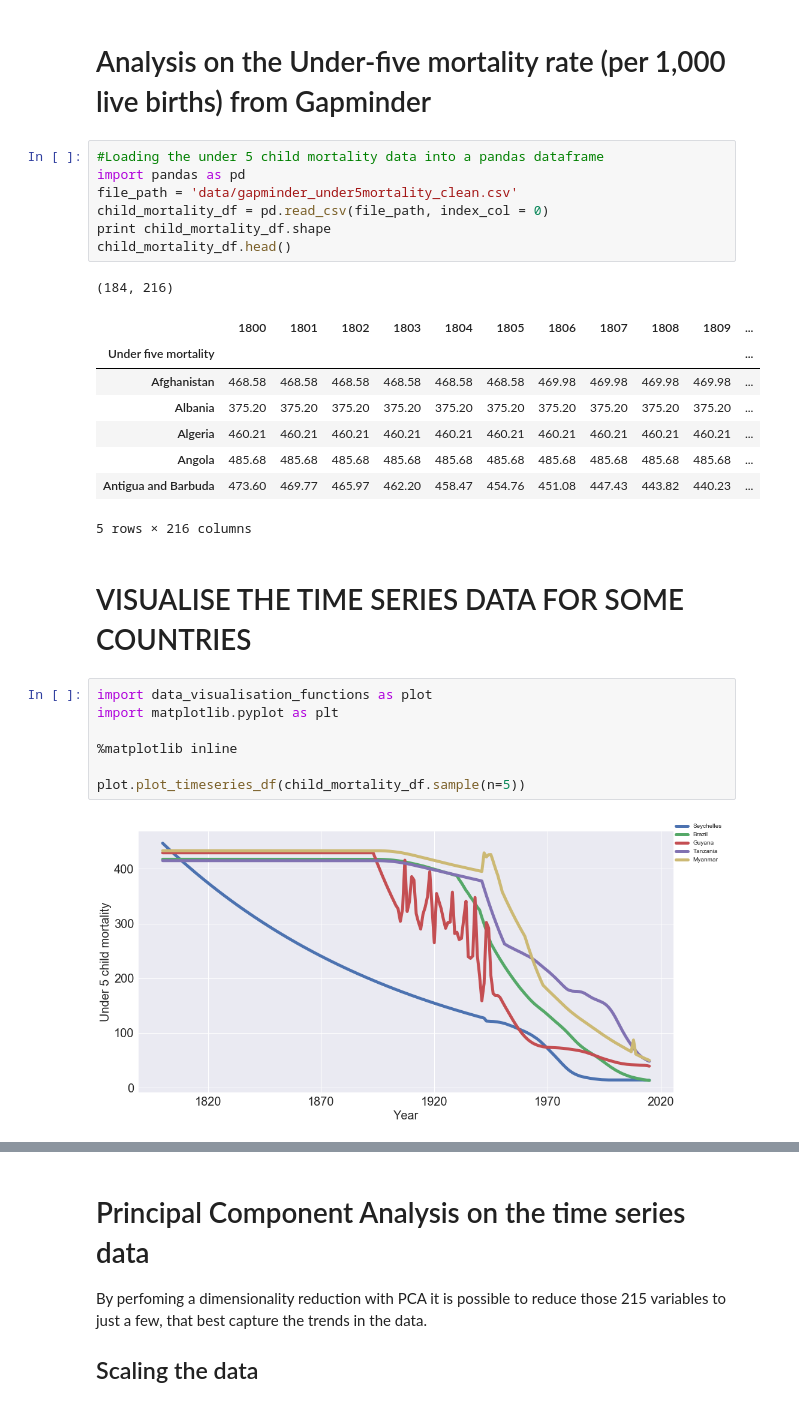
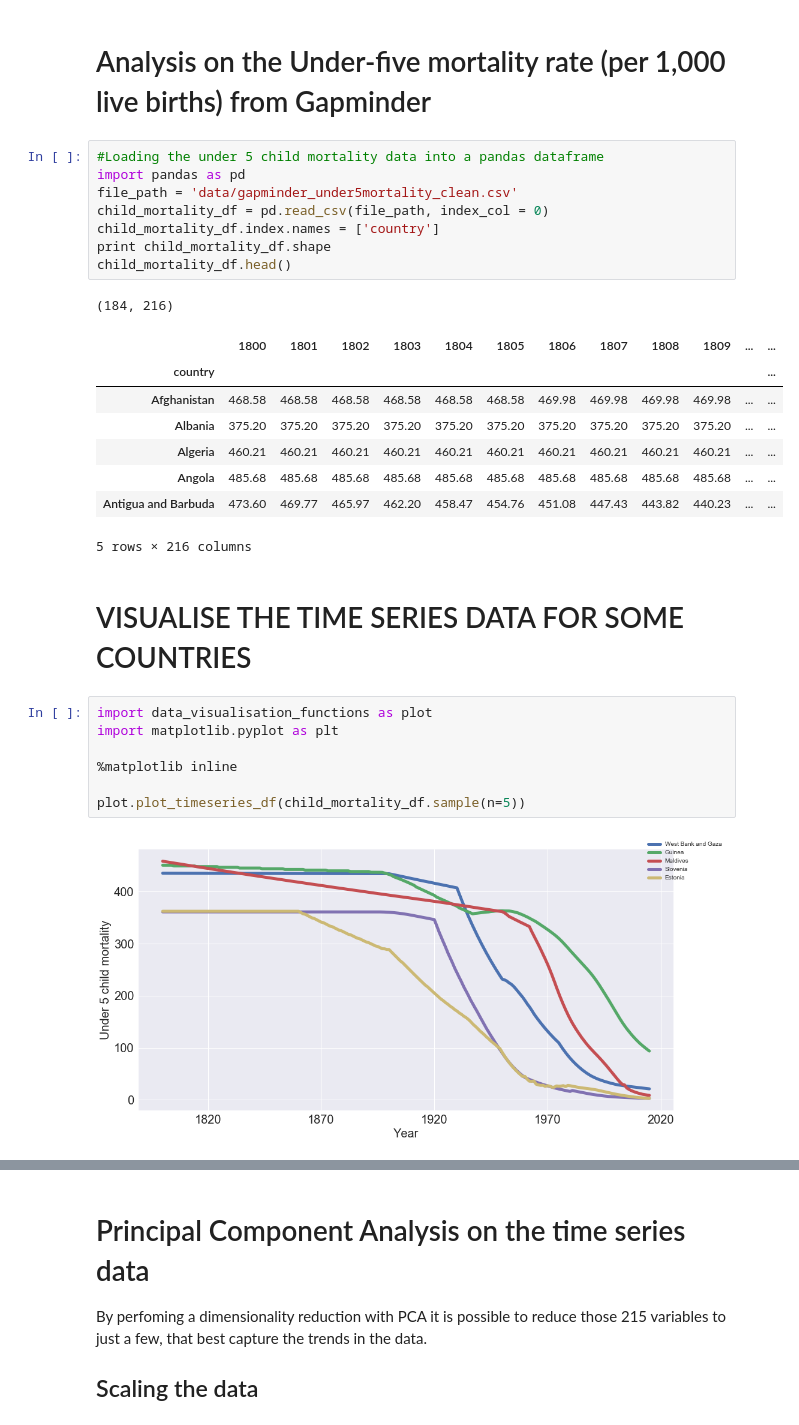
Before and after one commit to crangelsmith/ATI_project, a Jupyter notebook: Presentation_PCA_Clustering.ipynb, the cells around one changed output, grey strips where cells are left out. Drawn from its saved outputs; the diff is of its cells as text.

```diff
--- a/Presentation_PCA_Clustering.ipynb
+++ b/Presentation_PCA_Clustering.ipynb
@@ -22,19 +43,20 @@ Novembre, John & Johnson, Toby & Bryc, Katarzyna & Kutalik, Zoltan & R Boyko, Ad
 # %%
 #Loading the under 5 child mortality data into a pandas dataframe
 import pandas as pd
 file_path = 'data/gapminder_under5mortality_clean.csv'
 child_mortality_df = pd.read_csv(file_path, index_col = 0)
+child_mortality_df.index.names = ['country']
 print child_mortality_df.shape
 child_mortality_df.head()
 # %% [output]
 (184, 216)
-|  | 1800 | 1801 | 1802 | 1803 | 1804 | 1805 | 1806 | 1807 | 1808 | 1809 | ... |
-| Under five mortality |  |  |  |  |  |  |  |  |  |  | ... |
-| Afghanistan | 468.58 | 468.58 | 468.58 | 468.58 | 468.58 | 468.58 | 469.98 | 469.98 | 469.98 | 469.98 | ... |
-| Albania | 375.20 | 375.20 | 375.20 | 375.20 | 375.20 | 375.20 | 375.20 | 375.20 | 375.20 | 375.20 | ... |
-| Algeria | 460.21 | 460.21 | 460.21 | 460.21 | 460.21 | 460.21 | 460.21 | 460.21 | 460.21 | 460.21 | ... |
-| Angola | 485.68 | 485.68 | 485.68 | 485.68 | 485.68 | 485.68 | 485.68 | 485.68 | 485.68 | 485.68 | ... |
-| Antigua and Barbuda | 473.60 | 469.77 | 465.97 | 462.20 | 458.47 | 454.76 | 451.08 | 447.43 | 443.82 | 440.23 | ... |
+|  | 1800 | 1801 | 1802 | 1803 | 1804 | 1805 | 1806 | 1807 | 1808 | 1809 | ... | ... |
+| country |  |  |  |  |  |  |  |  |  |  |  | ... |
+| Afghanistan | 468.58 | 468.58 | 468.58 | 468.58 | 468.58 | 468.58 | 469.98 | 469.98 | 469.98 | 469.98 | ... | ... |
+| Albania | 375.20 | 375.20 | 375.20 | 375.20 | 375.20 | 375.20 | 375.20 | 375.20 | 375.20 | 375.20 | ... | ... |
+| Algeria | 460.21 | 460.21 | 460.21 | 460.21 | 460.21 | 460.21 | 460.21 | 460.21 | 460.21 | 460.21 | ... | ... |
+| Angola | 485.68 | 485.68 | 485.68 | 485.68 | 485.68 | 485.68 | 485.68 | 485.68 | 485.68 | 485.68 | ... | ... |
+| Antigua and Barbuda | 473.60 | 469.77 | 465.97 | 462.20 | 458.47 | 454.76 | 451.08 | 447.43 | 443.82 | 440.23 | ... | ... |
 5 rows × 216 columns
 # %% [markdown]
 # VISUALISE THE TIME SERIES DATA FOR SOME COUNTRIES
@@ -46,7 +68,7 @@ import matplotlib.pyplot as plt
 
 plot.plot_timeseries_df(child_mortality_df.sample(n=5))
 # %% [output]
-[figure, old version]
+[figure, new version]
 # %%
 plot.plot_timeseries_df(child_mortality_df.sample(n=5))
 # %% [output]
```
Also changed, not shown: parts of 28 cells of this notebook, 1 other file.
